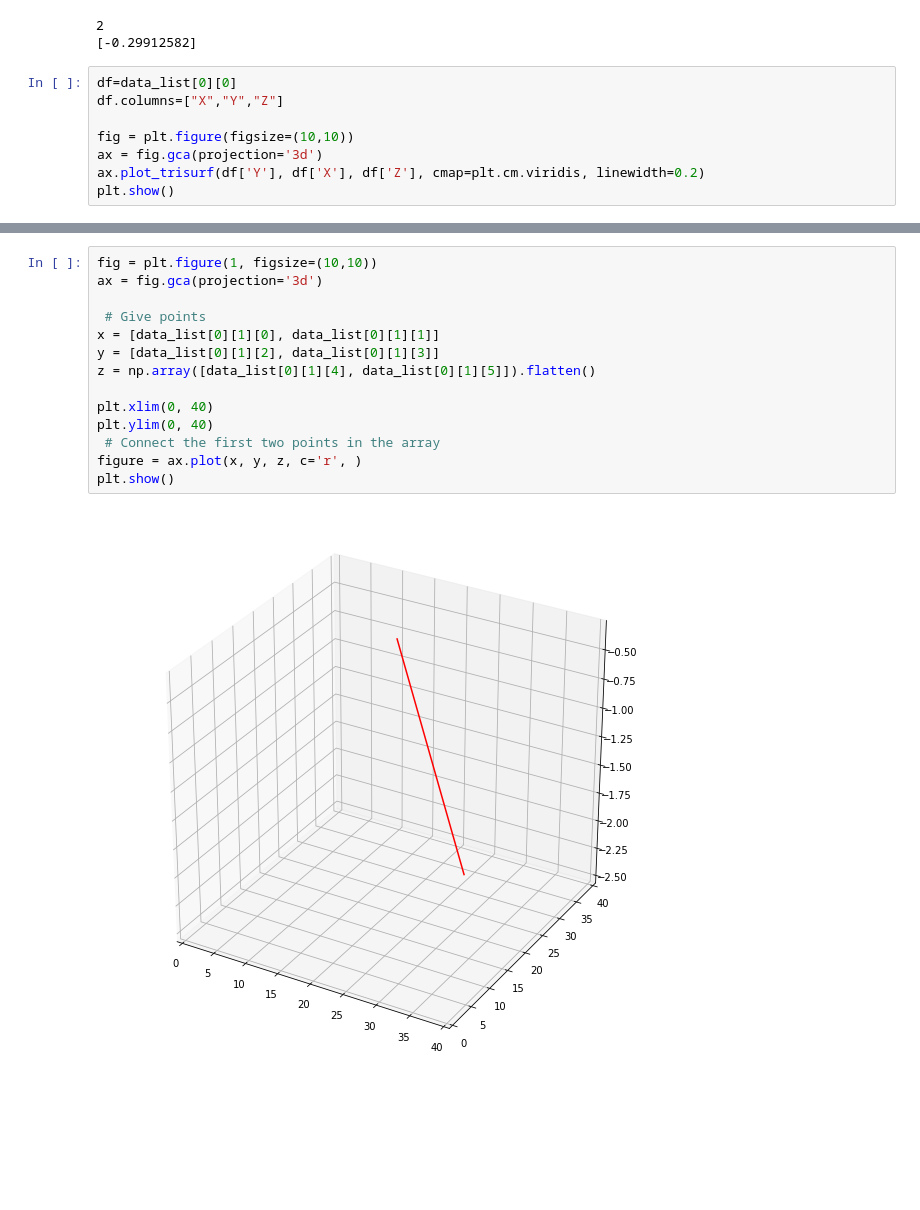
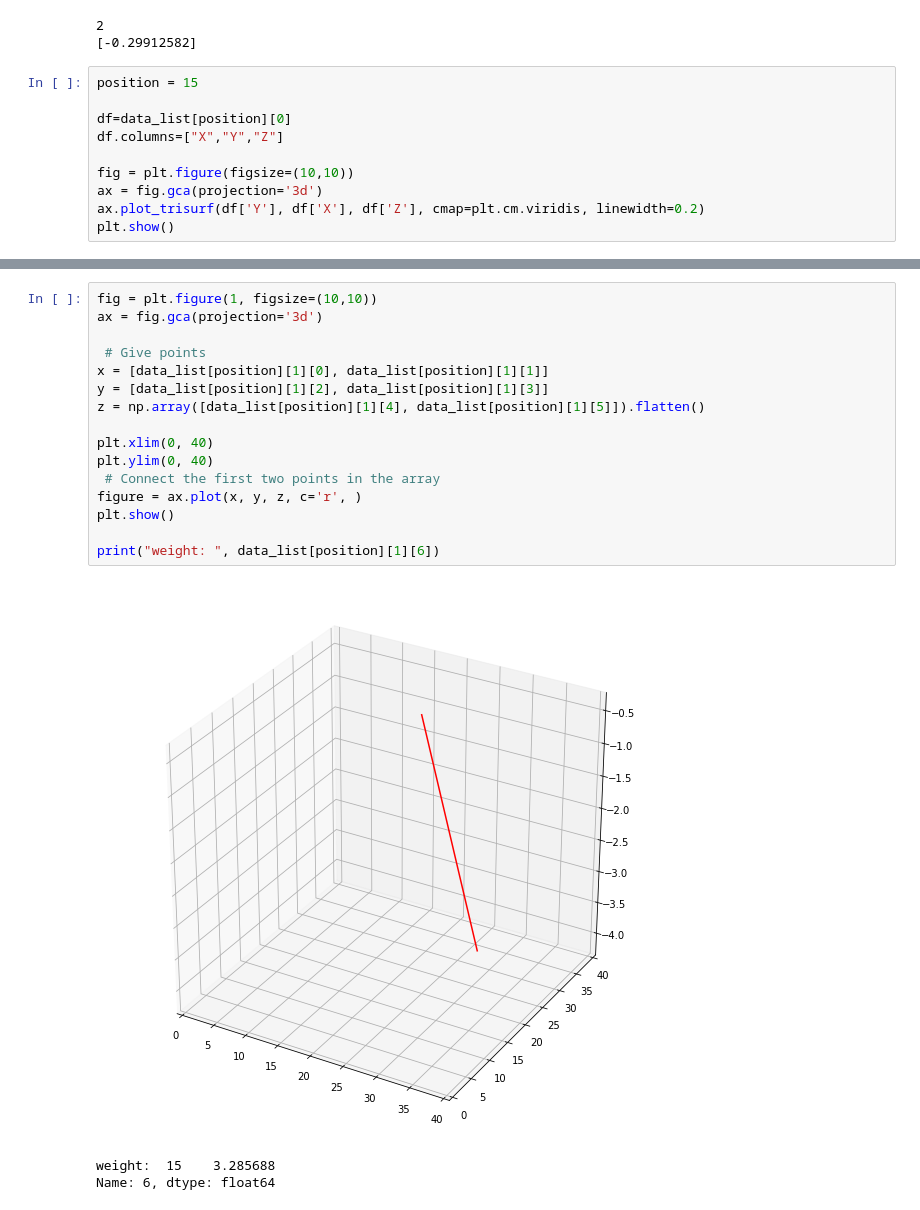
Before and after one commit to AnosovAndrey/Task, a Jupyter notebook: Untitled1.ipynb, the cells around one changed output, grey strips where cells are left out. Saved outputs shown, nothing was run; the diff lists cells and outputs as text; blank space fills up the shorter version.

```diff
--- a/Untitled1.ipynb
+++ b/Untitled1.ipynb
@@ -79,7 +80,9 @@ print(z[0])
 2
 [-0.29912582]
 # %%
-df=data_list[0][0]
+position = 15
+
+df=data_list[position][0]
 df.columns=["X","Y","Z"]
 
 fig = plt.figure(figsize=(10,10))
@@ -91,16 +94,20 @@ plt.show()
 # %%
 fig = plt.figure(1, figsize=(10,10))
 ax = fig.gca(projection='3d')
 
  # Give points
-x = [data_list[0][1][0], data_list[0][1][1]]
-y = [data_list[0][1][2], data_list[0][1][3]]
-z = np.array([data_list[0][1][4], data_list[0][1][5]]).flatten()
+x = [data_list[position][1][0], data_list[position][1][1]]
+y = [data_list[position][1][2], data_list[position][1][3]]
+z = np.array([data_list[position][1][4], data_list[position][1][5]]).flatten()
 
 plt.xlim(0, 40)
 plt.ylim(0, 40)
  # Connect the first two points in the array
 figure = ax.plot(x, y, z, c='r', )
 plt.show()
+
+print("weight: ", data_list[position][1][6])
 # %% [output]
-[figure, old version]
+[figure, new version]
+weight:  15    3.285688
+Name: 6, dtype: float64
```
Also changed, not shown: parts of 3 cells of this notebook.
